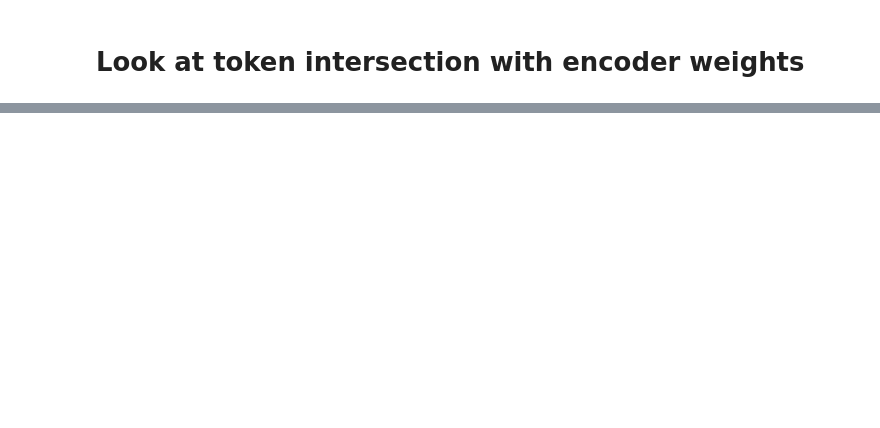
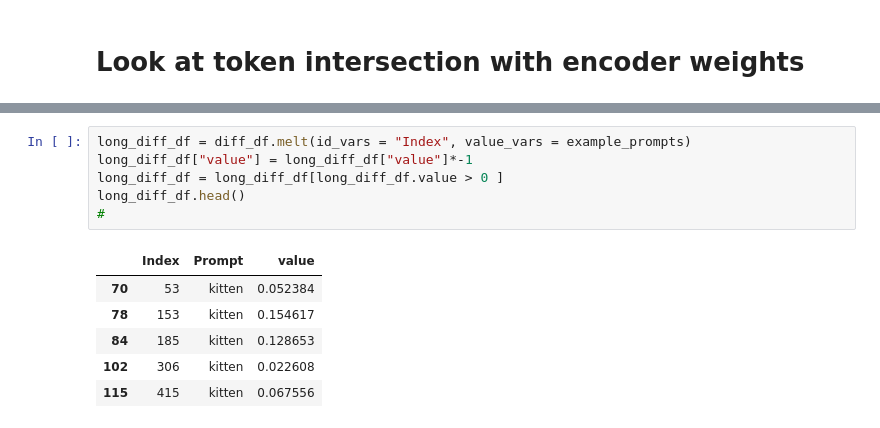
Before and after one commit to jbloomAus/sparse_autoencoder, a Jupyter notebook: dev/joseph.ipynb, the cells around one changed output, grey strips where cells are left out. Saved outputs shown, nothing was run; the diff lists cells and outputs as text; blank space fills up the shorter version.

```diff
--- a/dev/joseph.ipynb
+++ b/dev/joseph.ipynb
@@ -299,0 +474,13 @@ token_strings[:10]
+# %%
+long_diff_df = diff_df.melt(id_vars = "Index", value_vars = example_prompts)
+long_diff_df["value"] = long_diff_df["value"]*-1
+long_diff_df = long_diff_df[long_diff_df.value > 0 ]
+long_diff_df.head()
+#
+# %% [output]
+|  | Index | Prompt | value |
+| 70 | 53 | kitten | 0.052384 |
+| 78 | 153 | kitten | 0.154617 |
+| 84 | 185 | kitten | 0.128653 |
+| 102 | 306 | kitten | 0.022608 |
+| 115 | 415 | kitten | 0.067556 |
```
Also changed, not shown: parts of 31 cells of this notebook, 5 other files.
